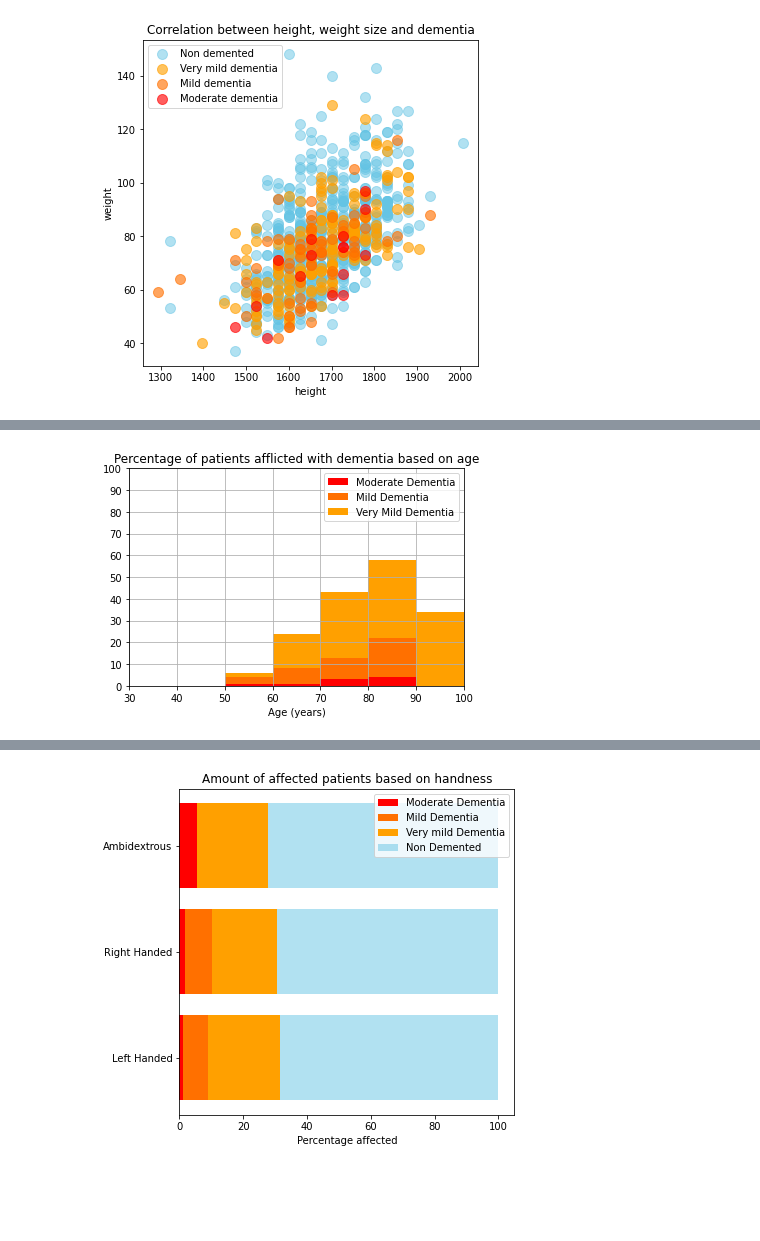
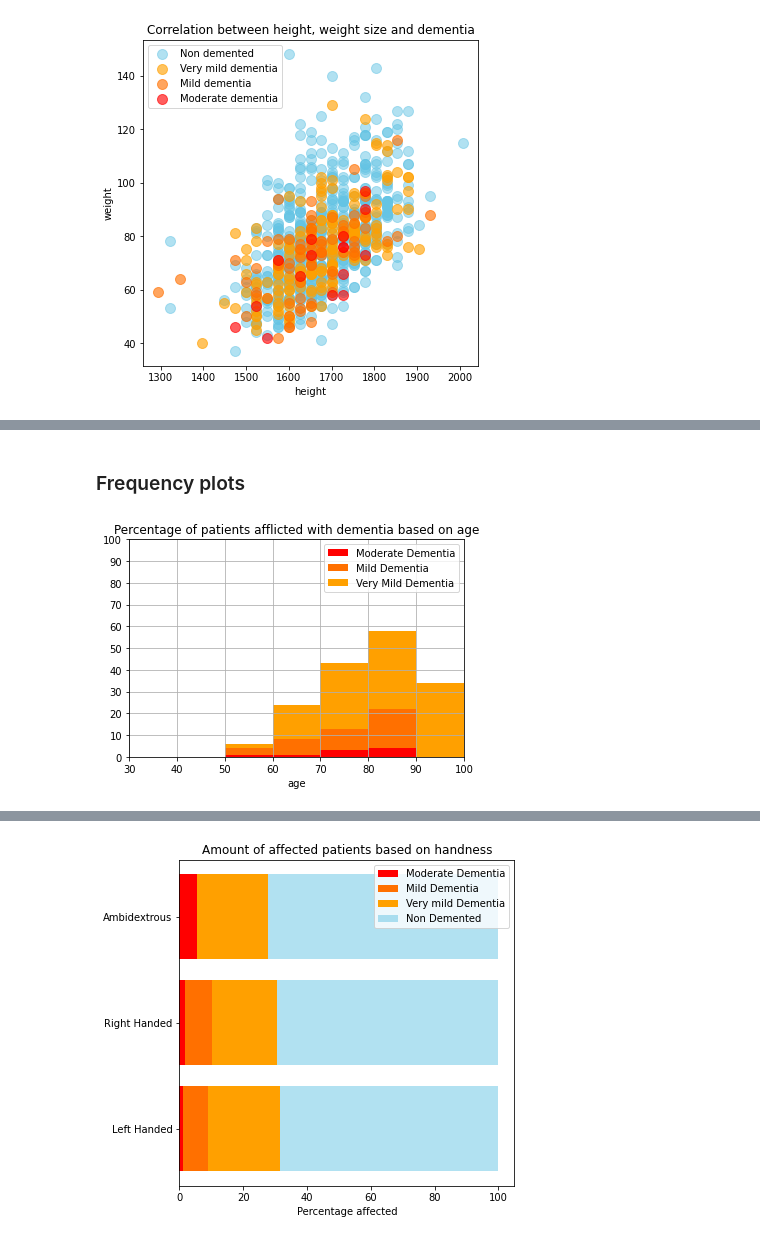
Before and after one commit to xCocco0/alzheimer-recognition, a Jupyter notebook: alzheimer.ipynb, the cells around one changed output, grey strips where cells are left out. Drawn from its saved outputs; the diff is of its cells as text; code cells hidden in the pictures; blank space fills up the shorter version.

```diff
--- a/alzheimer.ipynb
+++ b/alzheimer.ipynb
@@ -131,34 +134,42 @@ corr_plot('height','weight',
+# %% [markdown]
+### Frequency plots
 # %%
-delta = 10
-numbars = 10
-hist = np.zeros((numbars,5))
-hist_labels = np.arange(delta/2,delta*(numbars+1/2),delta)
+def hist_plot(label, delta, numbars, xmin = 0, xmax = None, df = df):
+  if xmax == None:
+    xmax = delta*numbars
+  hist = np.zeros((numbars,5))
+  hist_labels = np.arange(delta/2,delta*(numbars+1/2),delta)
 
-for index, row in df.iterrows():
-  hist[int(row["age"]/delta), cdr2index[row["cdr"]]+1] += 1
-  hist[int(row["age"]/delta), 0] += 1
-#print(hist)
-for row in hist:
-  for i in range(1,5):
-    if row[0] == 0:
-      row[i] = 0
-    else:
-      row[i] = np.ceil(100 * row[i] / row[0])
-#print(hist)
+  for index, row in df.iterrows():
+    groupindex = int(row[label]/delta)
+    if groupindex < numbars:
+      hist[groupindex, cdr2index[row["cdr"]]+1] += 1
+      hist[groupindex, 0] += 1
+  #print(hist)
+  for row in hist:
+    for i in range(1,5):
+      if row[0] == 0:
+        row[i] = 0
+      else:
+        row[i] = np.ceil(100 * row[i] / row[0])
+  #print(hist)
 
-fig, ax = plt.subplots()
-ax.bar(hist_labels, hist[:,4], width = 10, color = "#FF0000", label = "Moderate Dementia")
-ax.bar(hist_labels, hist[:,3], width = 10, bottom = hist[:,4], color = "#FF7000", label = "Mild Dementia")
-ax.bar(hist_labels, hist[:,2], width = 10, bottom = hist[:,4]+hist[:,3], color = "#FFA000", label = "Very Mild Dementia")
-#ax.bar(hist_labels, hist[:,1], width = 10, bottom = hist[:,4]+hist[:,3]+hist[:,2], color = "#64C4E4")
+  fig, ax = plt.subplots()
+  ax.bar(hist_labels, hist[:,4], width = delta, color = "#FF0000", label = "Moderate Dementia")
+  ax.bar(hist_labels, hist[:,3], width = delta, bottom = hist[:,4], color = "#FF7000", label = "Mild Dementia")
+  ax.bar(hist_labels, hist[:,2], width = delta, bottom = hist[:,4]+hist[:,3], color = "#FFA000", label = "Very Mild Dementia")
+  #ax.bar(hist_labels, hist[:,1], width = 10, bottom = hist[:,4]+hist[:,3]+hist[:,2], color = "#64C4E4")
 
-ax.set_title("Percentage of patients afflicted with dementia based on age")
-ax.set_ylim(0,100)
-ax.set_xlim(30,100)
-ax.set_yticks(range(0,101,10))
-ax.grid()
-ax.set_xlabel("Age (years)")
-ax.legend()
-plt.show()
+  ax.set_title("Percentage of patients afflicted with dementia based on age")
+  ax.set_ylim(0,100)
+  ax.set_xlim(xmin,xmax)
+  ax.set_xticks(np.arange(xmin,min(xmax,delta*numbars)+delta/2,delta))
+  ax.set_yticks(range(0,101,10))
+  ax.grid()
+  ax.set_xlabel(label)
+  ax.legend()
+  plt.show()
+
+hist_plot("age", 10, 10, xmin = 30)
 # %% [output]
-[figure, old version]
+[figure, new version]
```
Also changed, not shown: parts of 16 cells of this notebook.
